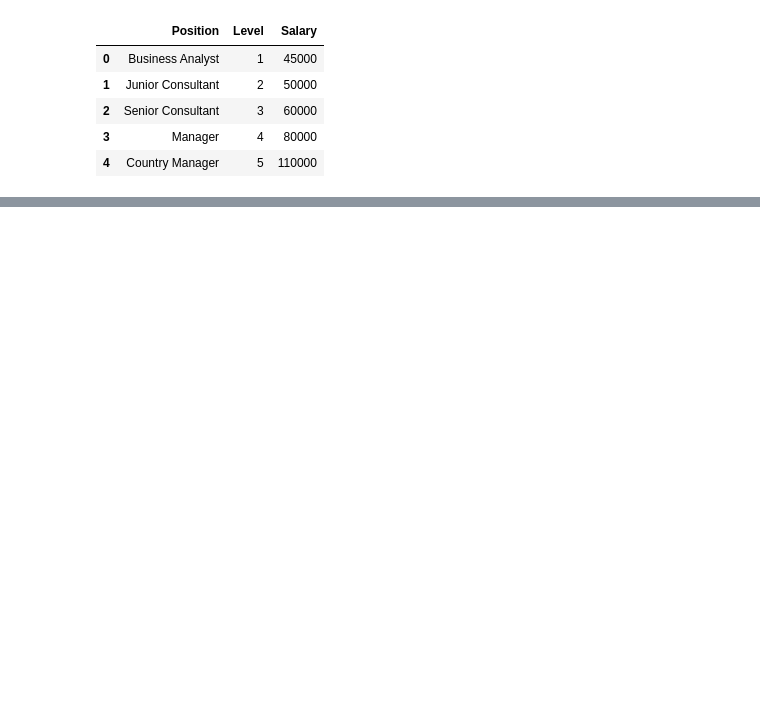
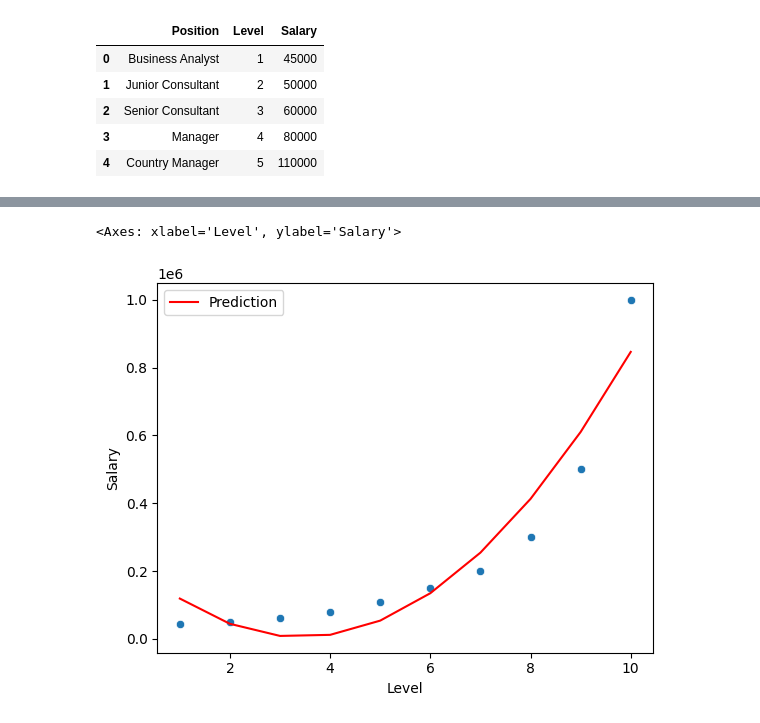
Before and after one commit to Angelbardon/curso-_analisis_angel_bardon, a Jupyter notebook: m6-ml/2.Regresion_Position_Salary.ipynb, the cells around one changed output, grey strips where cells are left out. Saved outputs shown, nothing was run; the diff lists cells and outputs as text; code cells hidden in the pictures; blank space fills up the shorter version.

```diff
--- a/m6-ml/2.Regresion_Position_Salary.ipynb
+++ b/m6-ml/2.Regresion_Position_Salary.ipynb
@@ -14,0 +36,6 @@ df.head()
+# %%
+from sklearn.preprocessing import PolynomialFeatures
+# Transformar la entrada X agregando nuevas caracteristicas que so  el cuadrado de las variables de entrada original
+preprocessor = PolynomialFeatures(degree=2)
+X_g2 = preprocessor.fit_transform(X)
+X_g2
@@ -14,0 +53,10 @@ df.head()
+# %%
+model = LinearRegression()
+model.fit(X_g2, y)
+y_pred = model.predict(X_g2)
+# %%
+sns.scatterplot(data=df, x='Level', y=df['Salary'])
+sns.lineplot(x=df['Level'], y=y_pred, color='r', label='Prediction')
+# %% [output]
+<Axes: xlabel='Level', ylabel='Salary'>
+[figure, added]
```
Also changed, not shown: parts of 5 cells of this notebook.
